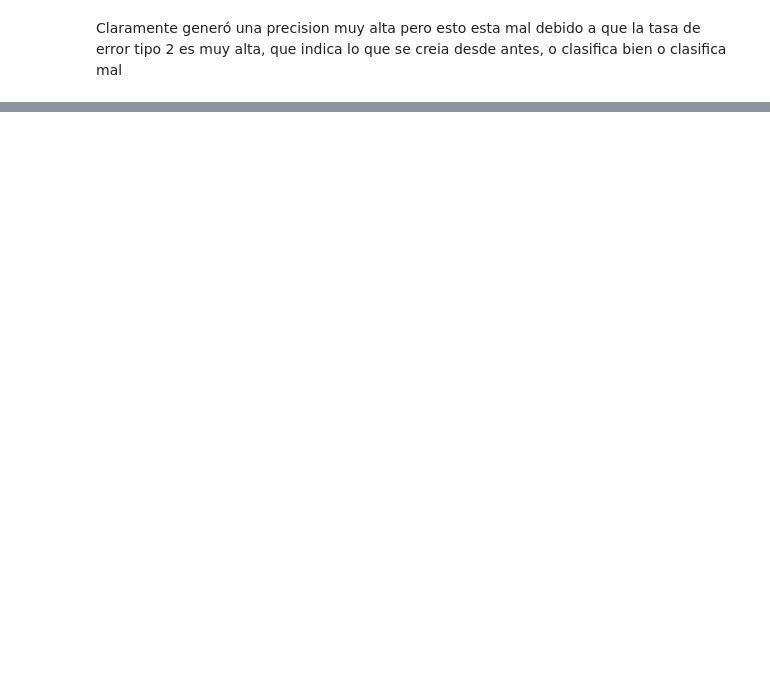
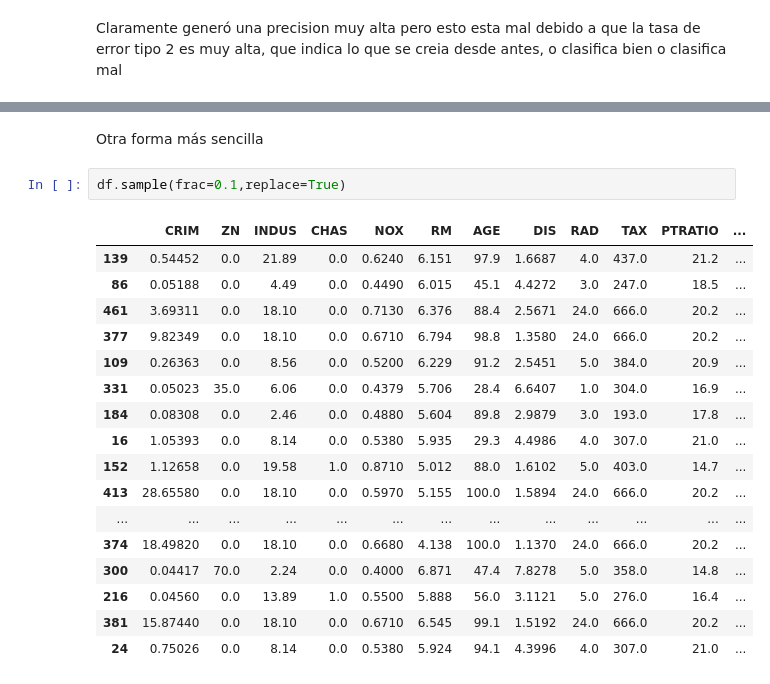
Before and after one commit to Elmatinho/DataScience_Unilever, a Jupyter notebook: Semana_4/Clases/Decimooctava_clase_20_04_22.ipynb, the cells around one changed output, grey strips where cells are left out. Saved outputs shown, nothing was run; the diff lists cells and outputs as text; blank space fills up the shorter version.

```diff
--- a/Semana_4/Clases/Decimooctava_clase_20_04_22.ipynb
+++ b/Semana_4/Clases/Decimooctava_clase_20_04_22.ipynb
@@ -682,0 +748,22 @@ Claramente generó una precision muy alta pero esto esta mal debido a que la tas
+# %% [markdown]
+Otra forma más sencilla
+# %%
+df.sample(frac=0.1,replace=True)
+# %% [output]
+|  | CRIM | ZN | INDUS | CHAS | NOX | RM | AGE | DIS | RAD | TAX | PTRATIO | ... |
+| 139 | 0.54452 | 0.0 | 21.89 | 0.0 | 0.6240 | 6.151 | 97.9 | 1.6687 | 4.0 | 437.0 | 21.2 | ... |
+| 86 | 0.05188 | 0.0 | 4.49 | 0.0 | 0.4490 | 6.015 | 45.1 | 4.4272 | 3.0 | 247.0 | 18.5 | ... |
+| 461 | 3.69311 | 0.0 | 18.10 | 0.0 | 0.7130 | 6.376 | 88.4 | 2.5671 | 24.0 | 666.0 | 20.2 | ... |
+| 377 | 9.82349 | 0.0 | 18.10 | 0.0 | 0.6710 | 6.794 | 98.8 | 1.3580 | 24.0 | 666.0 | 20.2 | ... |
+| 109 | 0.26363 | 0.0 | 8.56 | 0.0 | 0.5200 | 6.229 | 91.2 | 2.5451 | 5.0 | 384.0 | 20.9 | ... |
+| 331 | 0.05023 | 35.0 | 6.06 | 0.0 | 0.4379 | 5.706 | 28.4 | 6.6407 | 1.0 | 304.0 | 16.9 | ... |
+| 184 | 0.08308 | 0.0 | 2.46 | 0.0 | 0.4880 | 5.604 | 89.8 | 2.9879 | 3.0 | 193.0 | 17.8 | ... |
+| 16 | 1.05393 | 0.0 | 8.14 | 0.0 | 0.5380 | 5.935 | 29.3 | 4.4986 | 4.0 | 307.0 | 21.0 | ... |
+| 152 | 1.12658 | 0.0 | 19.58 | 1.0 | 0.8710 | 5.012 | 88.0 | 1.6102 | 5.0 | 403.0 | 14.7 | ... |
+| 413 | 28.65580 | 0.0 | 18.10 | 0.0 | 0.5970 | 5.155 | 100.0 | 1.5894 | 24.0 | 666.0 | 20.2 | ... |
+| ... | ... | ... | ... | ... | ... | ... | ... | ... | ... | ... | ... | ... |
+| 374 | 18.49820 | 0.0 | 18.10 | 0.0 | 0.6680 | 4.138 | 100.0 | 1.1370 | 24.0 | 666.0 | 20.2 | ... |
+| 300 | 0.04417 | 70.0 | 2.24 | 0.0 | 0.4000 | 6.871 | 47.4 | 7.8278 | 5.0 | 358.0 | 14.8 | ... |
+| 216 | 0.04560 | 0.0 | 13.89 | 1.0 | 0.5500 | 5.888 | 56.0 | 3.1121 | 5.0 | 276.0 | 16.4 | ... |
+| 381 | 15.87440 | 0.0 | 18.10 | 0.0 | 0.6710 | 6.545 | 99.1 | 1.5192 | 24.0 | 666.0 | 20.2 | ... |
+| 24 | 0.75026 | 0.0 | 8.14 | 0.0 | 0.5380 | 5.924 | 94.1 | 4.3996 | 4.0 | 307.0 | 21.0 | ... |
```
Also changed, not shown: parts of 13 cells of this notebook.
